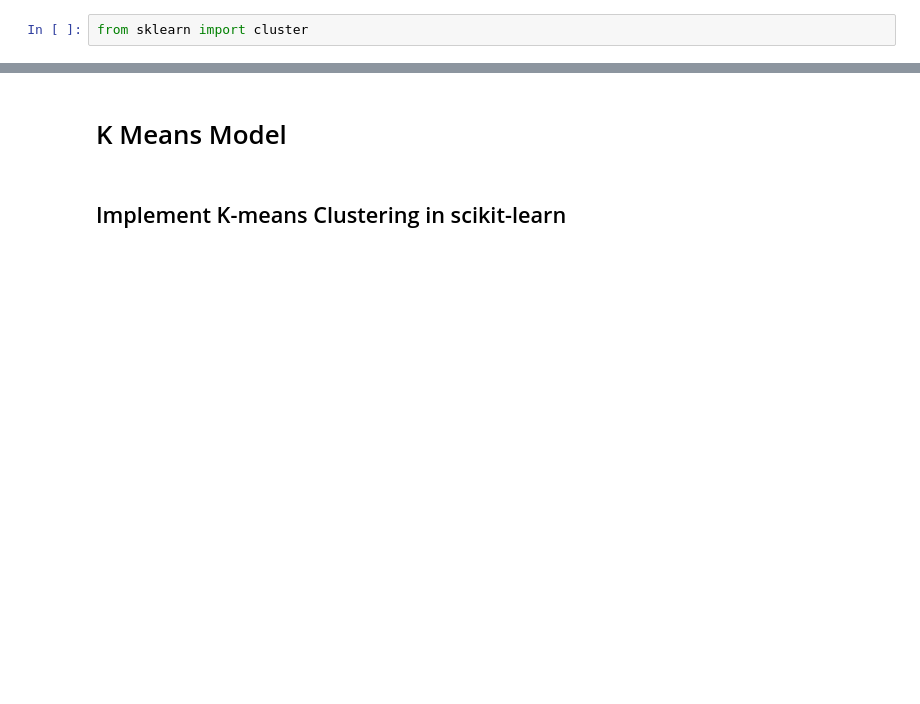
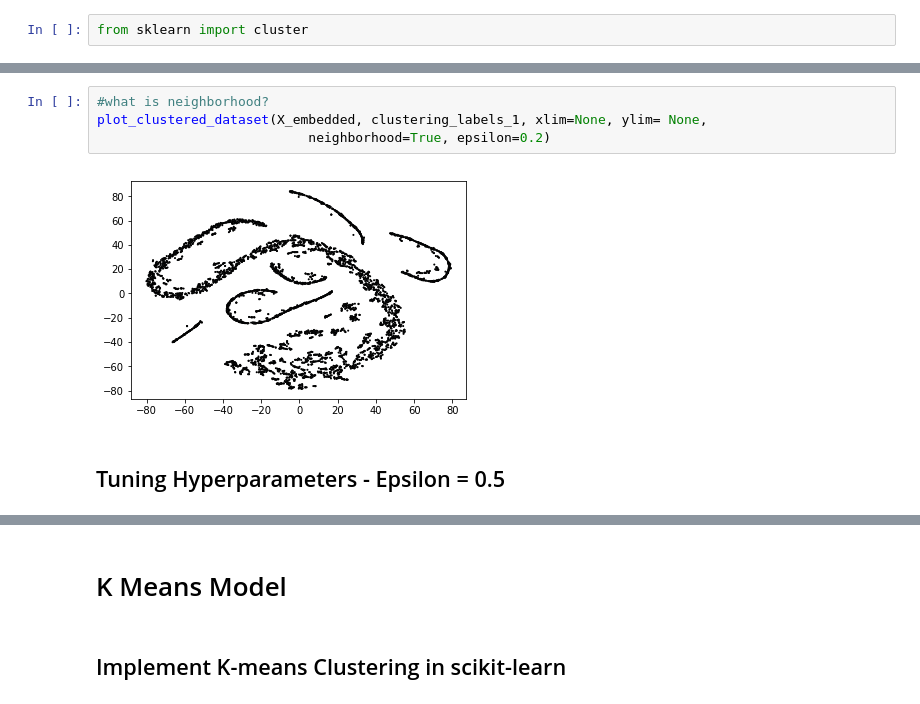
Before and after one commit to taramullin/Capstone, a Jupyter notebook: Capstone - Development Indicators.ipynb, the cells around one changed output, grey strips where cells are left out. Drawn from its saved outputs; the diff is of its cells as text; blank space fills up the shorter version.

```diff
--- a/Capstone - Development Indicators.ipynb
+++ b/Capstone - Development Indicators.ipynb
@@ -477,0 +659,8 @@ ValueError: Input contains NaN, infinity or a value too large for dtype('float64
+# %%
+#what is neighborhood?
+plot_clustered_dataset(X_embedded, clustering_labels_1, xlim=None, ylim= None,
+                           neighborhood=True, epsilon=0.2)
+# %% [output]
+[figure, added]
+# %% [markdown]
+## Tuning Hyperparameters - Epsilon = 0.5
```
Also changed, not shown: parts of 96 cells of this notebook.
